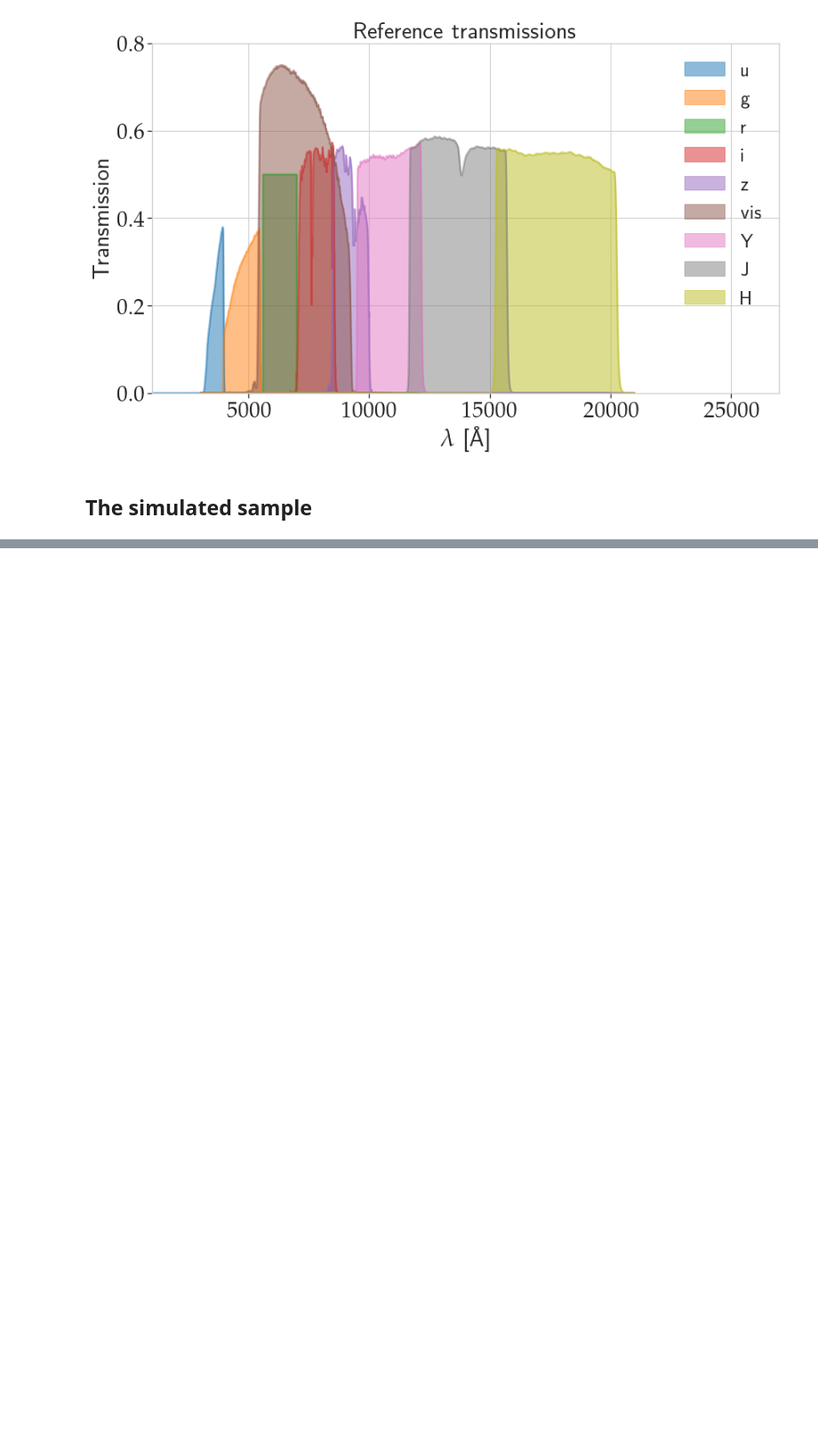
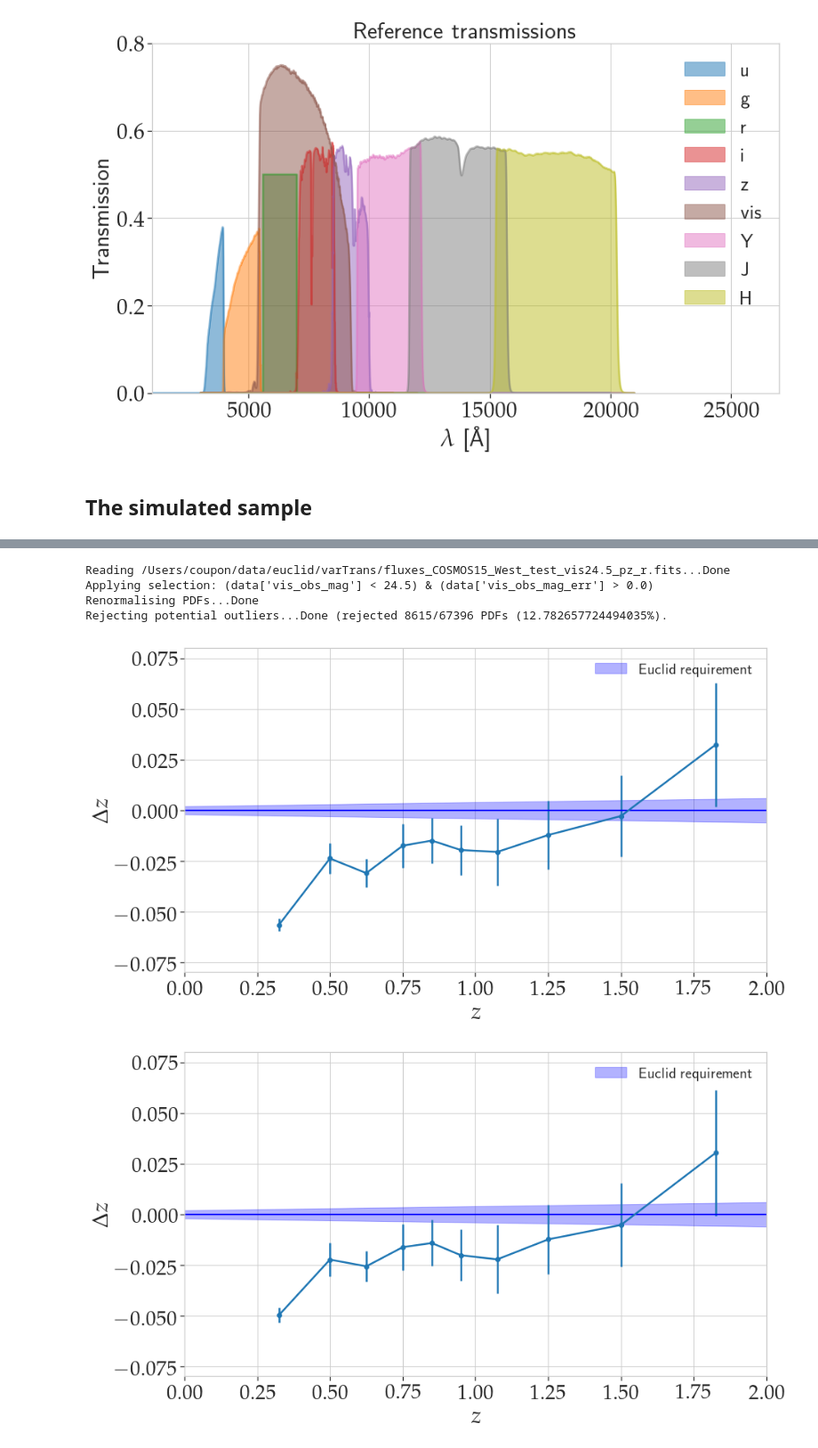
Before and after one commit to jcoupon/euclid_var_trans, a Jupyter notebook: scripts/part_2_simulations.ipynb, the cells around one changed output, grey strips where cells are left out. Shown at 89% size. Saved outputs shown, nothing was run; the diff lists cells and outputs as text; code cells hidden in the pictures; blank space fills up the shorter version.

```diff
--- a/scripts/part_2_simulations.ipynb
+++ b/scripts/part_2_simulations.ipynb
@@ -158,0 +695,35 @@ with open(CURRENTDIR+'/filters/filterListAll.ascii', 'w') as file_out:
+# %%
+# bias
+f, (ax2) = plt.subplots(1,1)
+photoz_metrics.plot_bias(
+    data_fix['z_ref'],
+    data_fix['z'],
+    data_fix['PDF'],
+    data_fix['PDF_bins'], ax=ax2)
+
+f.savefig('../plots/mean_z_fixed_all.pdf')
+
+data_fix_no_outliers = photoz_metrics.read_data(
+    file_input, select=SELECT,
+    input_type = 'ECLD_PHZ',
+    check_norm=False,
+    normalise=True,
+    reject_outliers=True,
+    )
+
+
+f, (ax2) = plt.subplots(1,1)
+photoz_metrics.plot_bias(
+    data_fix_no_outliers['z_ref'],
+    data_fix_no_outliers['z'],
+    data_fix_no_outliers['PDF'],
+    data_fix_no_outliers['PDF_bins'], ax=ax2)
+
+f.savefig('../plots/mean_z_fixed_all_no_outliers.pdf')
+# %% [output]
+Reading /Users/coupon/data/euclid/varTrans/fluxes_COSMOS15_West_test_vis24.5_pz_r.fits...Done
+Applying selection: (data['vis_obs_mag'] < 24.5) & (data['vis_obs_mag_err'] > 0.0)
+Renormalising PDFs...Done
+Rejecting potential outliers...Done (rejected 8615/67396 PDFs (12.782657724494035%).
+[figure, added]
+[figure, added]
```
Also changed, not shown: parts of 24 cells of this notebook, 21 other files.
